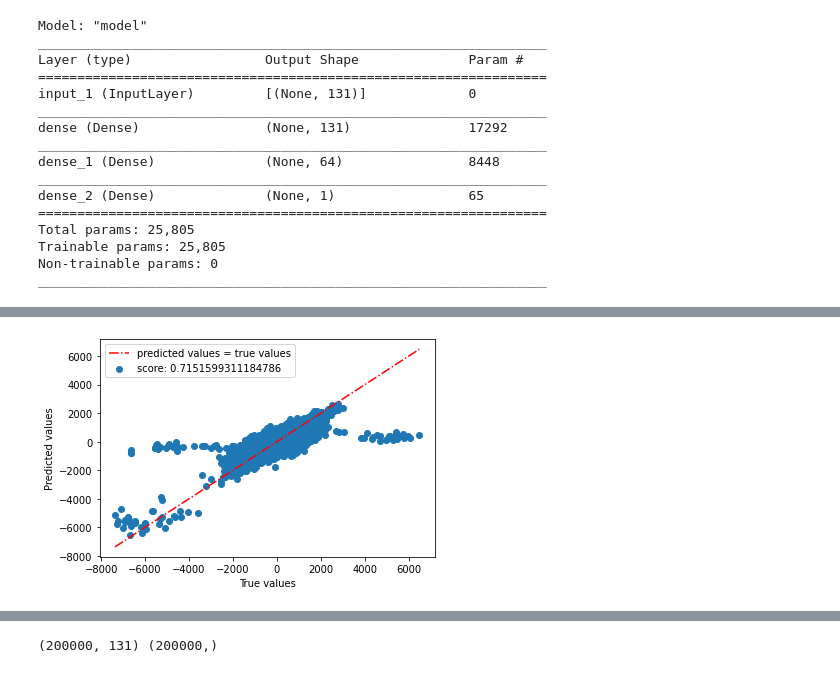
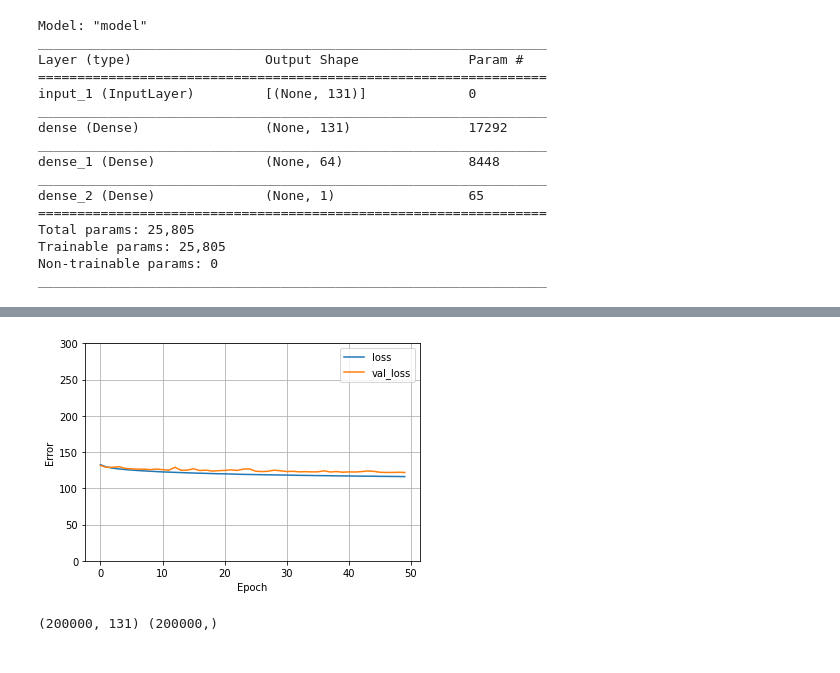
Before and after one commit to gaetanserre/GAiA, a Jupyter notebook: notebooks/Tensorflow_model.ipynb, the cells around one changed output, grey strips where cells are left out. Cells and saved outputs as stored; diff of their text form; code cells hidden in the pictures.

```diff
--- a/notebooks/Tensorflow_model.ipynb
+++ b/notebooks/Tensorflow_model.ipynb
@@ -95,4 +78,16 @@ Wall time: 9min 35s
-# %%
-plotPred(y_test, model.predict(X_test).flatten())
-# %% [output]
-[figure, removed]
+# %%
+%%time
+history = None
+for i in range (2):
+    dataframe_encoded = pd.read_csv('Datasets/dataset' + str(i+1) + '.csv')
+    features = dataframe_encoded.columns[:-1]
+    cps = dataframe_encoded.columns[-1]
+
+    X = dataframe_encoded[features].values
+    y = dataframe_encoded[cps].values
+    print(X.shape, y.shape)
+
+    history = model.fit(X, y, validation_split=0.1, verbose=0, epochs=50)
+
+plot_loss(history)
+# %% [output]
@@ -99,3 +98,4 @@ plotPred(y_test, model.predict(X_test).flatten())
+[figure, added]
 # %%
 test_df = pd.read_csv('Datasets/test_dataset.csv')
 features = test_df.columns[:-1]
```
Also changed, not shown: parts of 9 cells of this notebook, 4 other files.
